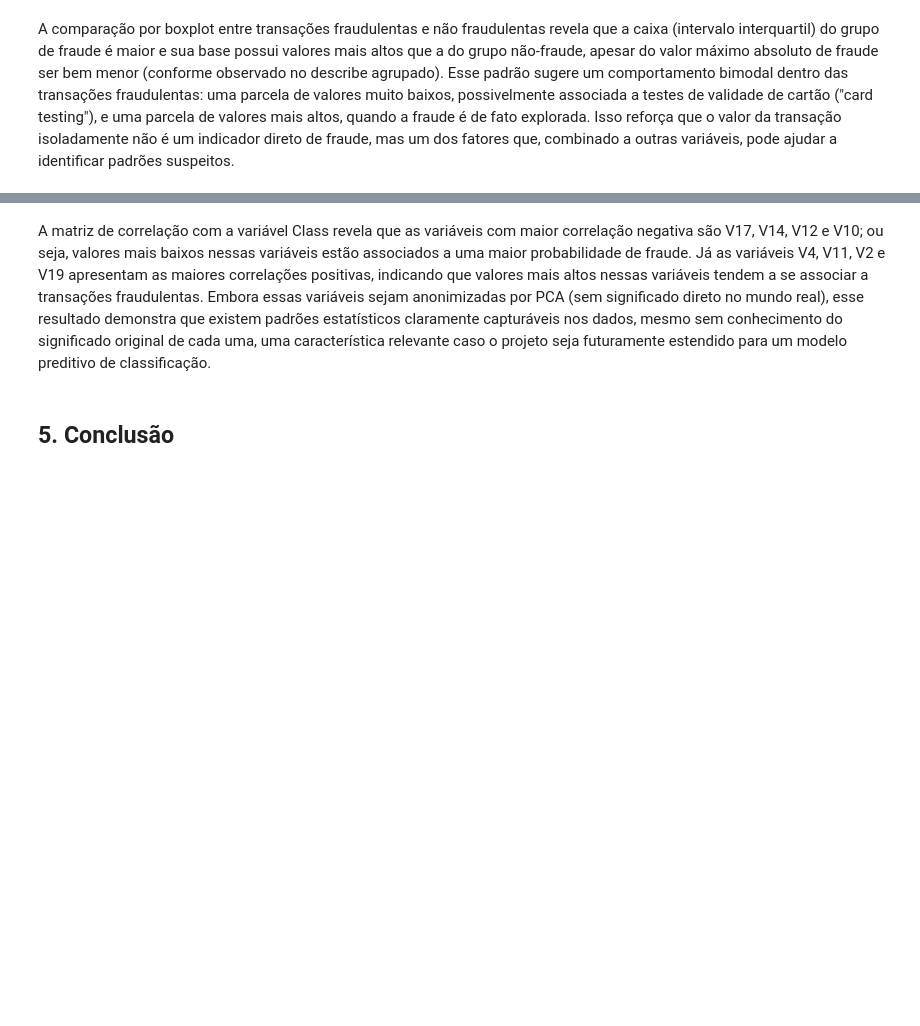
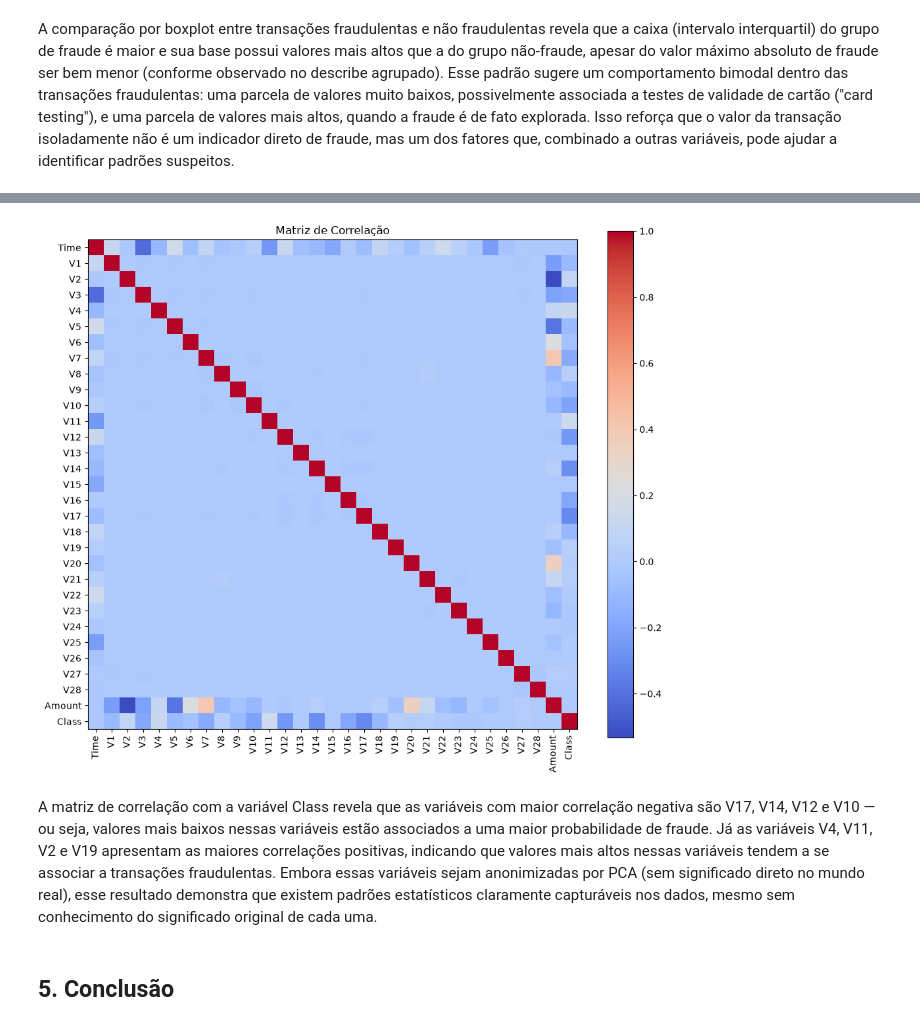
Before and after one commit to ArthurMartinoni/Analise-exploratoria, a Jupyter notebook: fraudes.ipynb, the cells around one changed output, grey strips where cells are left out. Cells and saved outputs as stored; diff of their text form; code cells hidden in the pictures; blank space fills up the shorter version.

```diff
--- a/fraudes.ipynb
+++ b/fraudes.ipynb
@@ -194,6 +195,6 @@ plt.show()
 # %% [markdown]
 A comparação por boxplot entre transações fraudulentas e não fraudulentas revela que a caixa (intervalo interquartil) do grupo de fraude é maior e sua base possui valores mais altos que a do grupo não-fraude, apesar do valor máximo absoluto de fraude ser bem menor (conforme observado no describe agrupado). Esse padrão sugere um comportamento bimodal dentro das transações fraudulentas: uma parcela de valores muito baixos, possivelmente associada a testes de validade de cartão ("card testing"), e uma parcela de valores mais altos, quando a fraude é de fato explorada. Isso reforça que o valor da transação isoladamente não é um indicador direto de fraude, mas um dos fatores que, combinado a outras variáveis, pode ajudar a identificar padrões suspeitos.
 # %%
-correlacao = df.corr(numeric_only=True)
+correlacao = df.drop(columns=["Time_horas"]).corr(numeric_only=True)
 correlacao["Class"].sort_values(ascending=False)
 # %% [output]
@@ -216,6 +217,16 @@ V17          -0.313498
 Name: Class, dtype: float64
+# %%
+plt.figure(figsize=(12,10))
+plt.imshow(correlacao, cmap="coolwarm")
+plt.colorbar()
+plt.xticks(range(len(correlacao.columns)), correlacao.columns, rotation=90)
+plt.yticks(range(len(correlacao.columns)), correlacao.columns)
+plt.title("Matriz de Correlação")
+plt.show()
+# %% [output]
+[figure, added]
 # %% [markdown]
-A matriz de correlação com a variável Class revela que as variáveis com maior correlação negativa são V17, V14, V12 e V10; ou seja, valores mais baixos nessas variáveis estão associados a uma maior probabilidade de fraude. Já as variáveis V4, V11, V2 e V19 apresentam as maiores correlações positivas, indicando que valores mais altos nessas variáveis tendem a se associar a transações fraudulentas. Embora essas variáveis sejam anonimizadas por PCA (sem significado direto no mundo real), esse resultado demonstra que existem padrões estatísticos claramente capturáveis nos dados, mesmo sem conhecimento do significado original de cada uma, uma característica relevante caso o projeto seja futuramente estendido para um modelo preditivo de classificação.
+A matriz de correlação com a variável Class revela que as variáveis com maior correlação negativa são V17, V14, V12 e V10 — ou seja, valores mais baixos nessas variáveis estão associados a uma maior probabilidade de fraude. Já as variáveis V4, V11, V2 e V19 apresentam as maiores correlações positivas, indicando que valores mais altos nessas variáveis tendem a se associar a transações fraudulentas. Embora essas variáveis sejam anonimizadas por PCA (sem significado direto no mundo real), esse resultado demonstra que existem padrões estatísticos claramente capturáveis nos dados, mesmo sem conhecimento do significado original de cada uma.
 # %% [markdown]
 ## 5. Conclusão
 # %% [markdown]
```
Also changed, not shown: parts of 2 cells of this notebook.
